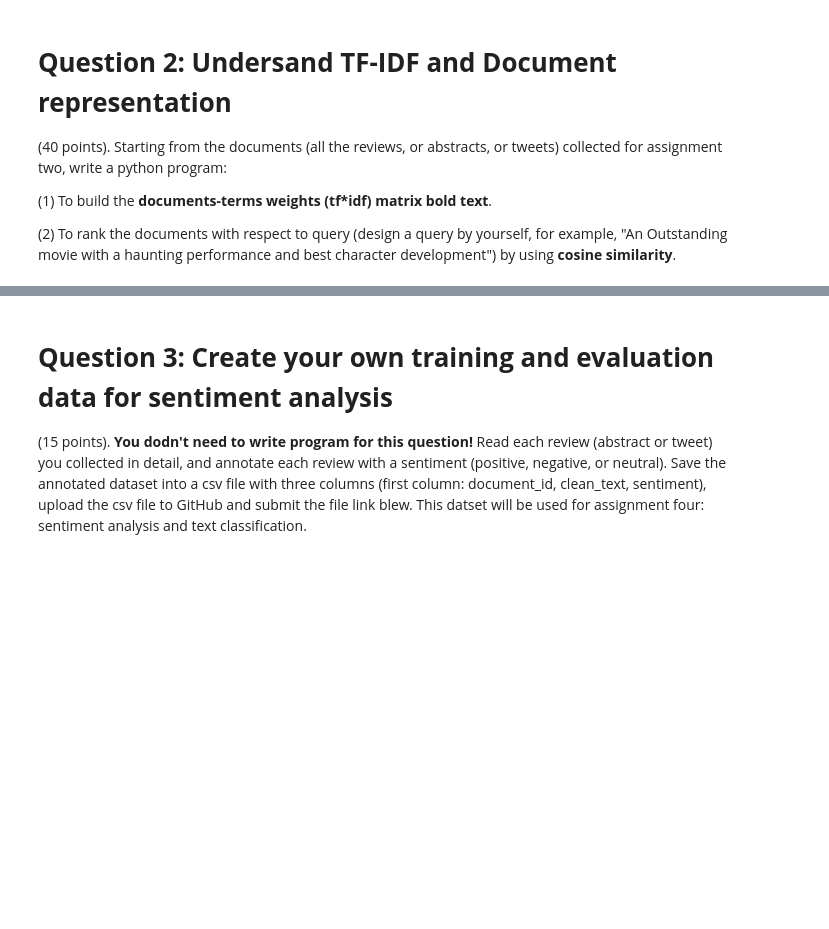
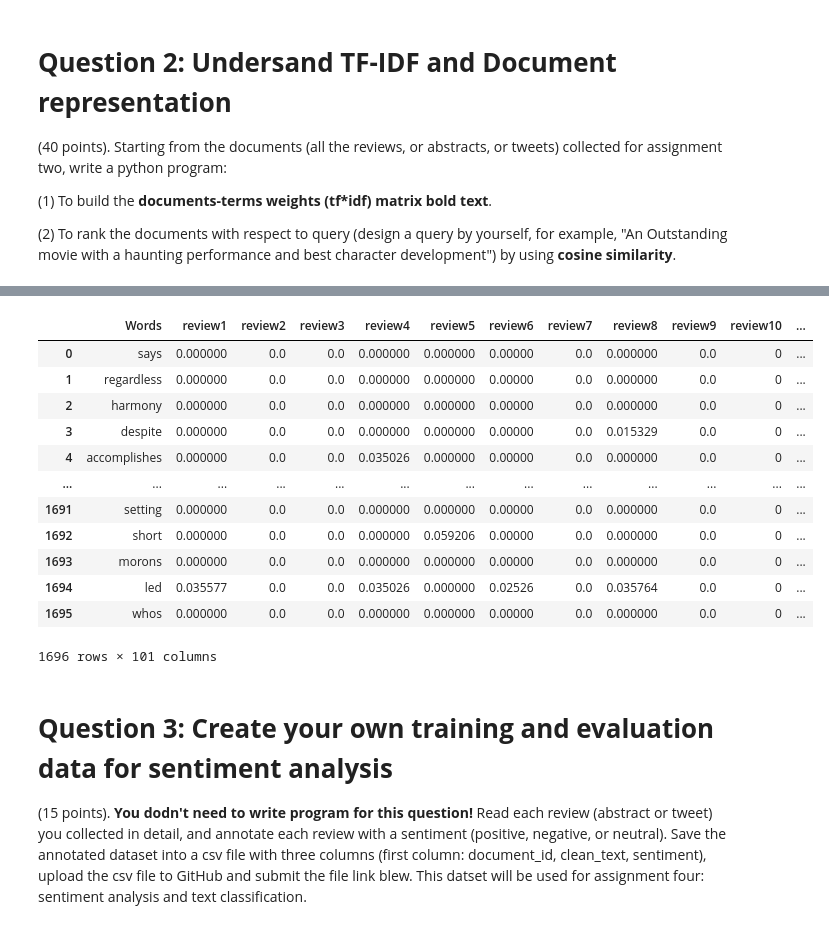
Before and after one commit to akhiltabjula/ComputationalMethodsForInformationSystems, a Jupyter notebook: INFO5731_Assignment_Three.ipynb, the cells around one changed output, grey strips where cells are left out. Saved outputs shown, nothing was run; the diff lists cells and outputs as text; code cells hidden in the pictures; blank space fills up the shorter version.

```diff
--- a/INFO5731_Assignment_Three.ipynb
+++ b/INFO5731_Assignment_Three.ipynb
@@ -272,3 +277,41 @@ result_df.T.head(10)
+# %%
+#fetch the ist of all the words
+res = list()
+for i in required_df["cleaned_data"]:
+  res.append(i.split(" "))
+words = list(set([j for i in res for j in i if len(j)>0]))
+result_df = pd.DataFrame(words,columns=["Words"])
+# %%
+import math
+def find_value(x,sentence):
+  value = sentence.count(x);
+  if(value != 0):
+    return (sentence.count(x)/len(sentence.split(" ")))*(math.log(len(sentence.split(" "))/sentence.count(x), 10))
+  else:
+    return 0
+# %%
+result_df
+i=1
+
+for data in required_df["cleaned_data"]:
+  result_df["review"+str(i)] = result_df["Words"].apply(lambda x: find_value(x,str(data)))
+  i = i+1
+# %%
+result_df
+# %% [output]
+|  | Words | review1 | review2 | review3 | review4 | review5 | review6 | review7 | review8 | review9 | review10 | ... |
+| 0 | says | 0.000000 | 0.0 | 0.0 | 0.000000 | 0.000000 | 0.00000 | 0.0 | 0.000000 | 0.0 | 0 | ... |
+| 1 | regardless | 0.000000 | 0.0 | 0.0 | 0.000000 | 0.000000 | 0.00000 | 0.0 | 0.000000 | 0.0 | 0 | ... |
+| 2 | harmony | 0.000000 | 0.0 | 0.0 | 0.000000 | 0.000000 | 0.00000 | 0.0 | 0.000000 | 0.0 | 0 | ... |
+| 3 | despite | 0.000000 | 0.0 | 0.0 | 0.000000 | 0.000000 | 0.00000 | 0.0 | 0.015329 | 0.0 | 0 | ... |
+| 4 | accomplishes | 0.000000 | 0.0 | 0.0 | 0.035026 | 0.000000 | 0.00000 | 0.0 | 0.000000 | 0.0 | 0 | ... |
+| ... | ... | ... | ... | ... | ... | ... | ... | ... | ... | ... | ... | ... |
+| 1691 | setting | 0.000000 | 0.0 | 0.0 | 0.000000 | 0.000000 | 0.00000 | 0.0 | 0.000000 | 0.0 | 0 | ... |
+| 1692 | short | 0.000000 | 0.0 | 0.0 | 0.000000 | 0.059206 | 0.00000 | 0.0 | 0.000000 | 0.0 | 0 | ... |
+| 1693 | morons | 0.000000 | 0.0 | 0.0 | 0.000000 | 0.000000 | 0.00000 | 0.0 | 0.000000 | 0.0 | 0 | ... |
+| 1694 | led | 0.035577 | 0.0 | 0.0 | 0.035026 | 0.000000 | 0.02526 | 0.0 | 0.035764 | 0.0 | 0 | ... |
+| 1695 | whos | 0.000000 | 0.0 | 0.0 | 0.000000 | 0.000000 | 0.00000 | 0.0 | 0.000000 | 0.0 | 0 | ... |
+1696 rows × 101 columns
 # %% [markdown]
 
 # **Question 3: Create your own training and evaluation data for sentiment analysis**
```
Also changed, not shown: parts of 4 cells of this notebook.
